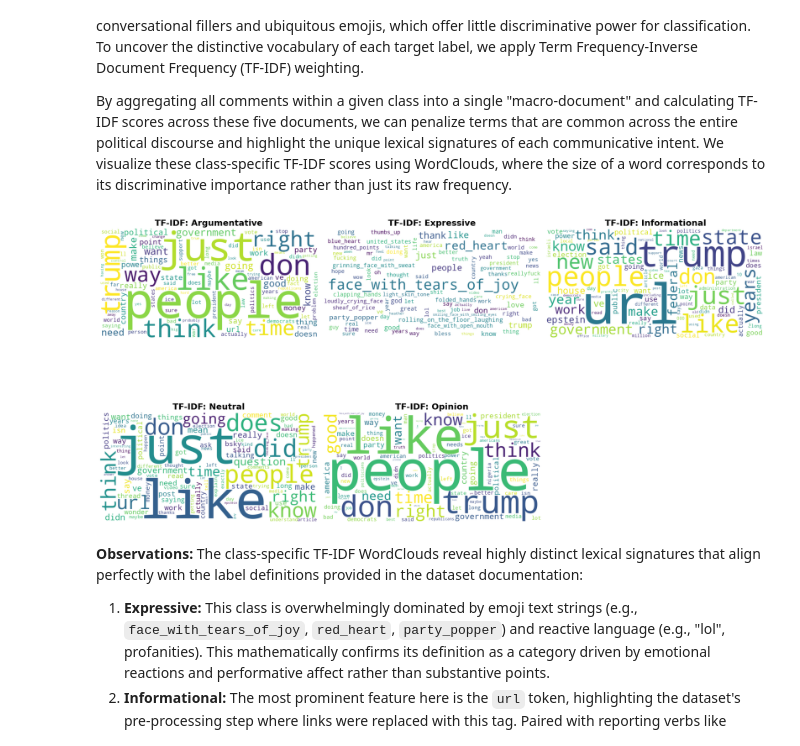
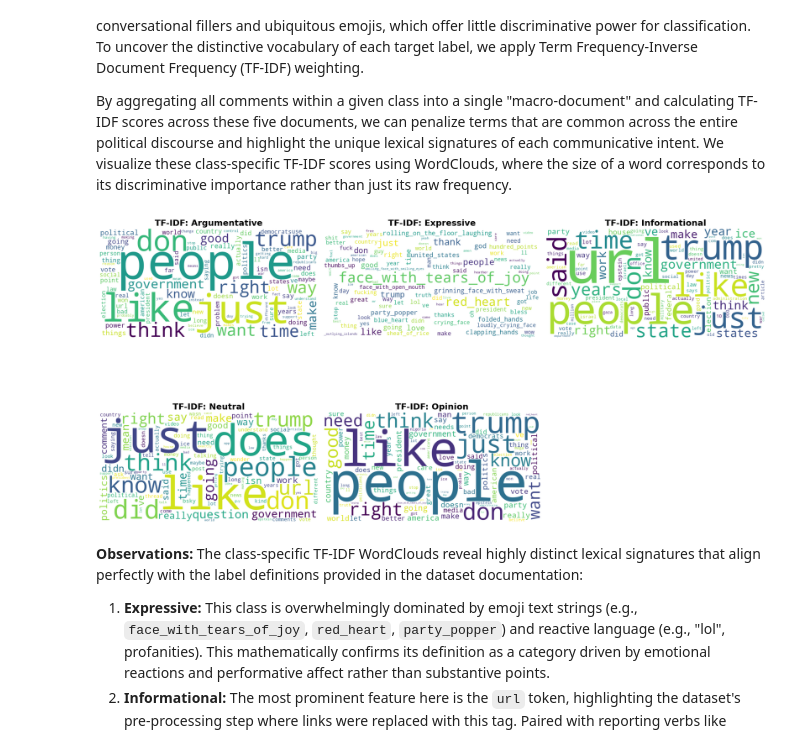
Before and after one commit to antonioromao03/PLN-Text_Classification, a Jupyter notebook: text_classification.ipynb, the cells around one changed output. Saved outputs shown, nothing was run; the diff lists cells and outputs as text; code cells hidden in the pictures.

```diff
--- a/text_classification.ipynb
+++ b/text_classification.ipynb
@@ -161,21 +164,18 @@ try:
 except FileNotFoundError:
     print("Please update the file paths in the read_parquet functions to match your local directory.")
 
-# 1. Verify Dataset Splits
-print("--- Dataset Splits Overview ---")
-print(f"Training set:   {len(df_train):,} examples")
-print(f"Validation set: {len(df_valid):,} examples")
-print(f"Test set:       {len(df_test):,} examples")
+# Combine all splits into one DataFrame
+df_full = pd.concat([df_train, df_valid, df_test], axis=0).reset_index(drop=True)
 
 # 2. Check Dataset Structure and Data Types
 print("\n--- Training Data Info ---")
-df_train.info()
+df_full.info()
 
 # 3. Verify the absence of Null values
 print("\n--- Missing Values Check (Training Set) ---")
-missing_values = df_train.isnull().sum()
+missing_values = df_full.isnull().sum()
 print(missing_values)
 
 # Display the first few rows to visually inspect the 'text' and 'label' features
-display(df_train.head())
+display(df_full.head())
 # %% [output]
@@ -228,11 +223,11 @@ id2label = {
 }
 
 # Create a readable label column for EDA
-df_train['label_name'] = df_train['label'].map(id2label)
+df_full['label_name'] = df_full['label'].map(id2label)
 
 # 2. Calculate counts and percentages
-class_counts = df_train['label_name'].value_counts()
-class_percentages = df_train['label_name'].value_counts(normalize=True) * 100
+class_counts = df_full['label_name'].value_counts()
+class_percentages = df_full['label_name'].value_counts(normalize=True) * 100
 
 print("--- Class Distribution (Training Set) ---")
 for label, count in class_counts.items():
@@ -290,26 +285,26 @@ import matplotlib.pyplot as plt
 import seaborn as sns
 
 # Calculate character count and word count for the training dataset
-df_train['char_count'] = df_train['text'].apply(lambda x: len(str(x)))
-df_train['word_count'] = df_train['text'].apply(lambda x: len(str(x).split()))
+df_full['char_count'] = df_full['text'].apply(lambda x: len(str(x)))
+df_full['word_count'] = df_full['text'].apply(lambda x: len(str(x).split()))
 
 # Display basic statistical summaries
 print("--- Character Count Statistics ---")
-print(df_train['char_count'].describe())
+print(df_full['char_count'].describe())
 print("\n--- Word Count Statistics ---")
-print(df_train['word_count'].describe())
+print(df_full['word_count'].describe())
 
 # Visualize the overall distributions using histograms
 fig, axes = plt.subplots(1, 2, figsize=(15, 5))
 
 # Character Count Histogram
-sns.histplot(df_train['char_count'], bins=50, ax=axes[0], color='skyblue', kde=True)
+sns.histplot(df_full['char_count'], bins=50, ax=axes[0], color='skyblue', kde=True)
 axes[0].set_title('Overall Character Count Distribution', fontweight='bold')
 axes[0].set_xlabel('Number of Characters')
 axes[0].set_ylabel('Frequency')
 
 # Word Count Histogram
-sns.histplot(df_train['word_count'], bins=50, ax=axes[1], color='salmon', kde=True)
+sns.histplot(df_full['word_count'], bins=50, ax=axes[1], color='salmon', kde=True)
 axes[1].set_title('Overall Word Count Distribution', fontweight='bold')
 axes[1].set_xlabel('Number of Words')
 axes[1].set_ylabel('Frequency')
@@ -493,7 +488,7 @@ import matplotlib.pyplot as plt
 
 # 1. Combine all text per class to create 5 "macro-documents"
 # We drop any lingering NaNs in the text column just to be safe.
-class_texts = df_train.dropna(subset=['text']).groupby('label_name')['text'].apply(lambda x: ' '.join(x))
+class_texts = df_full.dropna(subset=['text']).groupby('label_name')['text'].apply(lambda x: ' '.join(x))
 
 # 2. Initialize and fit the TF-IDF Vectorizer
 # We limit to 2000 features to keep the clouds focused on the most important terms
@@ -503,34 +498,34 @@ feature_names = tfidf_vectorizer.get_feature_names_out()
 
 # 3. Generate WordClouds for each class
 # We create a 2x3 grid to hold our 5 visualizations
 fig, axes = plt.subplots(2, 3, figsize=(20, 12))
 axes = axes.flatten()
 
 for i, (label, _) in enumerate(class_texts.items()):
     # Get the TF-IDF scores for the current class (row i in the matrix)
     row = tfidf_matrix[i].toarray().flatten()
 
     # Create a dictionary of {word: tf-idf_score} for the WordCloud
     word_scores = {feature_names[j]: row[j] for j in range(len(feature_names)) if row[j] > 0}
 
     # Generate the WordCloud based on these frequencies
     wordcloud = WordCloud(width=800, height=400,
                           background_color='white',
                           colormap='viridis',
                           max_words=100).generate_from_frequencies(word_scores)
 
     # Plotting
     axes[i].imshow(wordcloud, interpolation='bilinear')
     axes[i].set_title(f'TF-IDF: {label}', fontsize=18, fontweight='bold')
     axes[i].axis('off')
 
 # Hide the 6th (empty) subplot since we only have 5 classes
 fig.delaxes(axes[5])
 
 plt.tight_layout()
 plt.show()
 # %% [output]
-[figure, old version]
+[figure, new version]
 # %% [markdown]
 **Observations:**
 The class-specific TF-IDF WordClouds reveal highly distinct lexical signatures that align perfectly with the label definitions provided in the dataset documentation:
```
Also changed, not shown: parts of 25 cells of this notebook.
